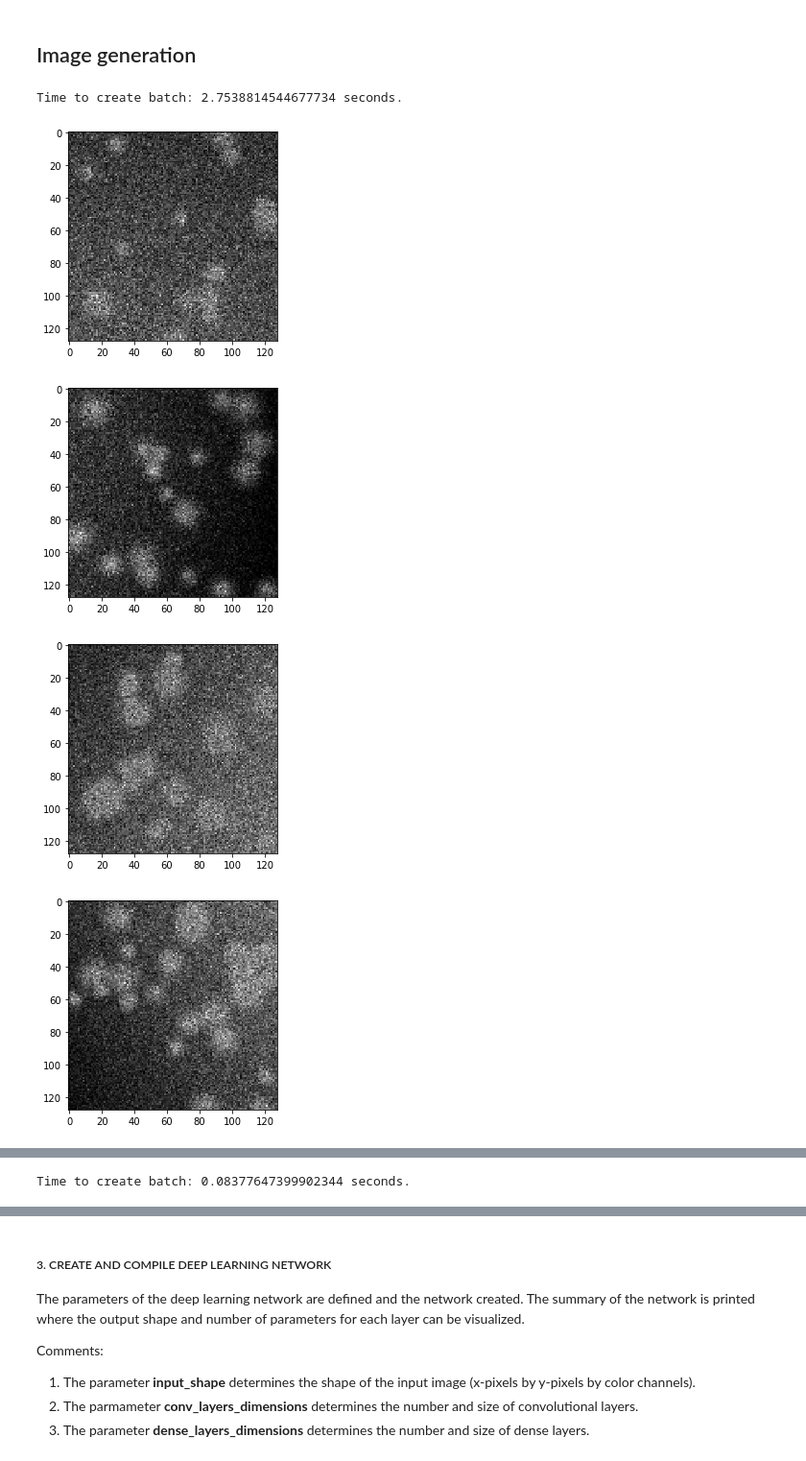
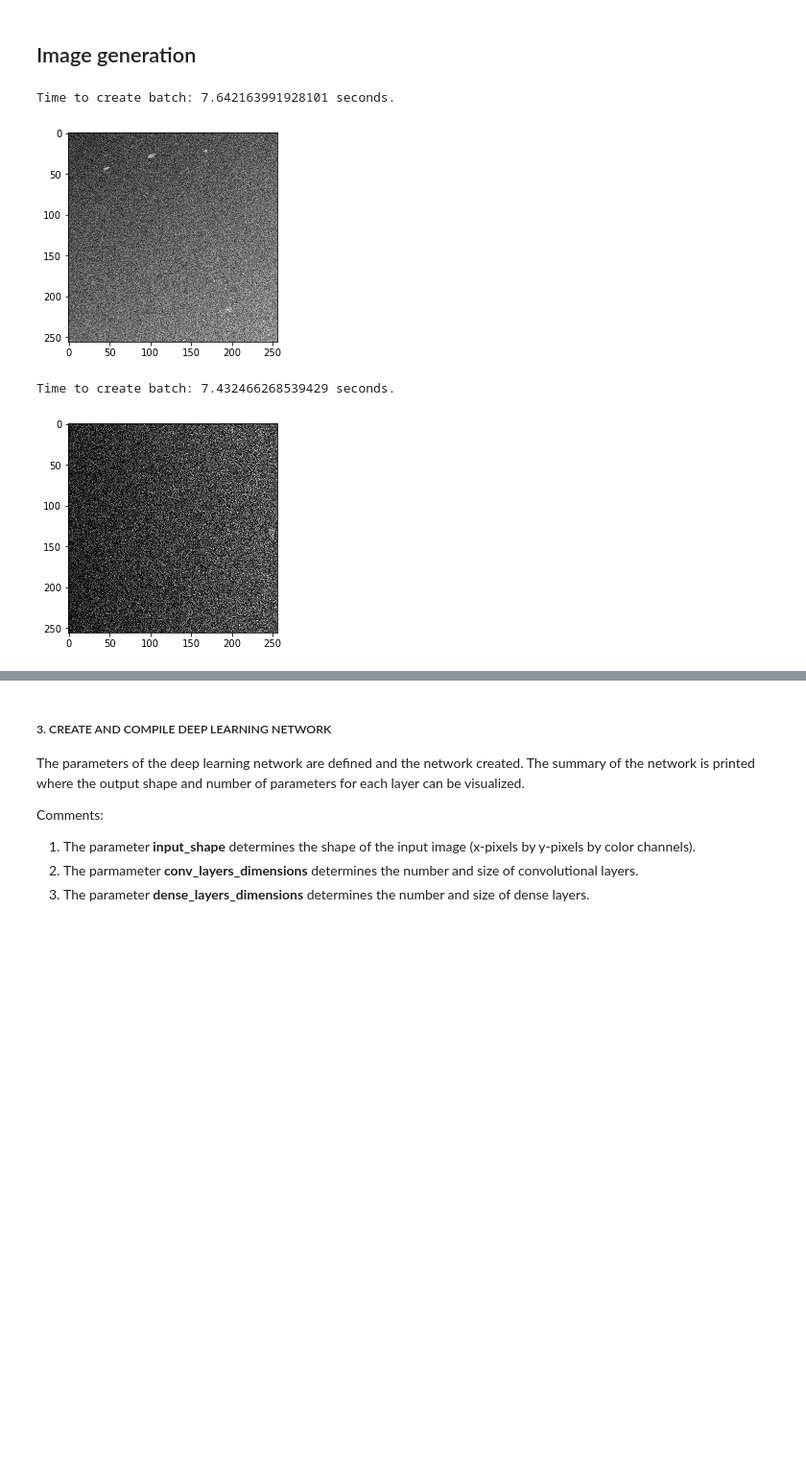
Before and after one commit to FredrikMeisingseth/DeepTrack, a Jupyter notebook: DeepTrack 1.0/dev.ipynb, the cells around one changed output, grey strips where cells are left out. Shown at 96% size. Saved outputs shown, nothing was run; the diff lists cells and outputs as text; code cells hidden in the pictures; blank space fills up the shorter version.

Commit message:
made image generation routines work

```diff
--- a/DeepTrack 1.0/dev.ipynb
+++ b/DeepTrack 1.0/dev.ipynb
@@ -10,26 +10,25 @@ import imageGeneration as IG
 ## Image generation
 # %%
 ### Show some examples of generated images
-number_of_images_to_show = 5
+number_of_images_to_show = 1
 
-image_batch, label_batch = IG.get_batch(batch_size = 5,use_gpu = True)
+image_batch, label_batch = IG.get_batch(batch_size = 500,use_gpu = True)
 
 for i in range(image_batch.shape[0]):
     if(i >= number_of_images_to_show):
         break
     else:
         IG.draw_image(image_batch[i])
 
-image_batch, label_batch = IG.get_batch(batch_size = 5,use_gpu = False)
+image_batch, label_batch = IG.get_batch(batch_size = 500,use_gpu = False)
 
 for i in range(image_batch.shape[0]):
     if(i >= number_of_images_to_show):
         break
     else:
         IG.draw_image(image_batch[i])
 # %% [output]
-Time to create batch: 2.7538814544677734 seconds.
+Time to create batch: 7.642163991928101 seconds.
-[figure, old version]
+[figure, new version]
+Time to create batch: 7.432466268539429 seconds.
-[figure, old version]
+[figure, new version]
-[figure, removed]
-[figure, removed]
@@ -37 +34,0 @@ Time to create batch: 2.7538814544677734 seconds.
-Time to create batch: 0.08377647399902344 seconds.
```
Also changed, not shown: parts of 1 cell of this notebook, 1 other file.
